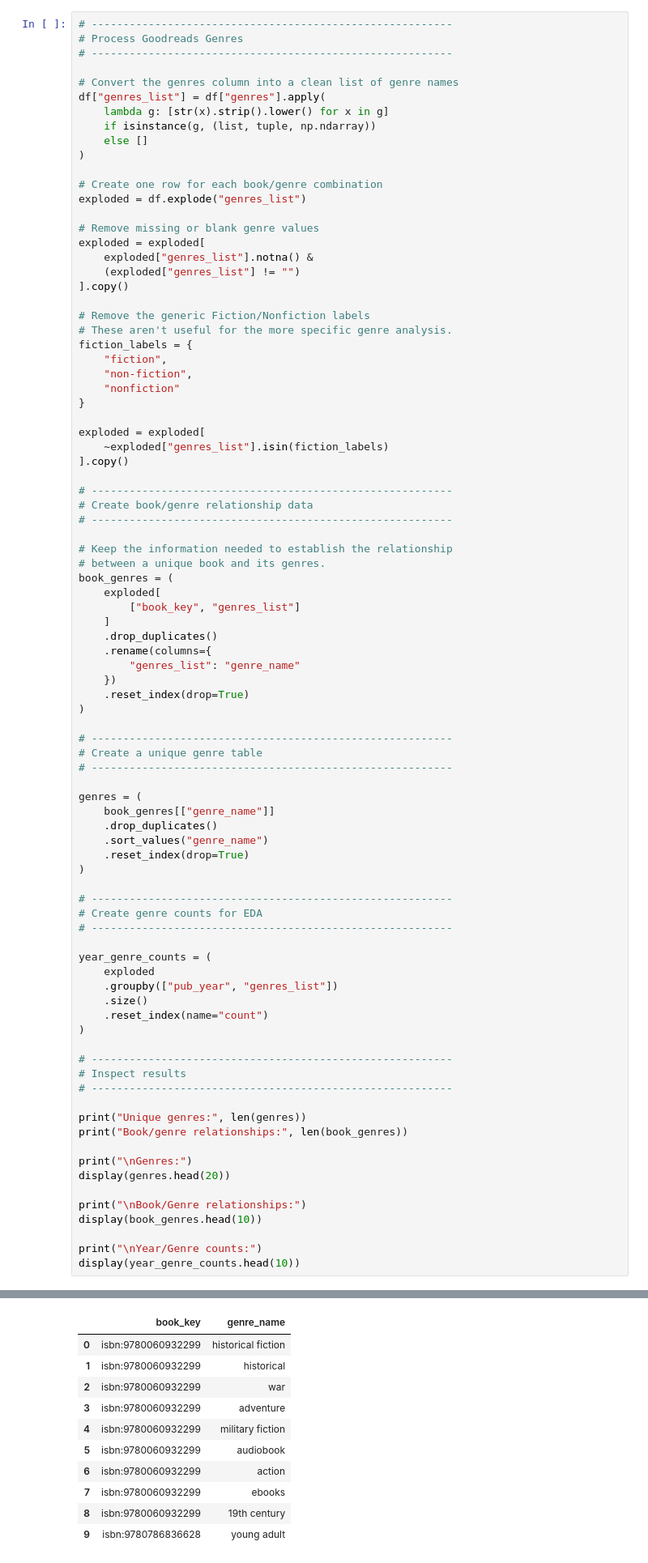
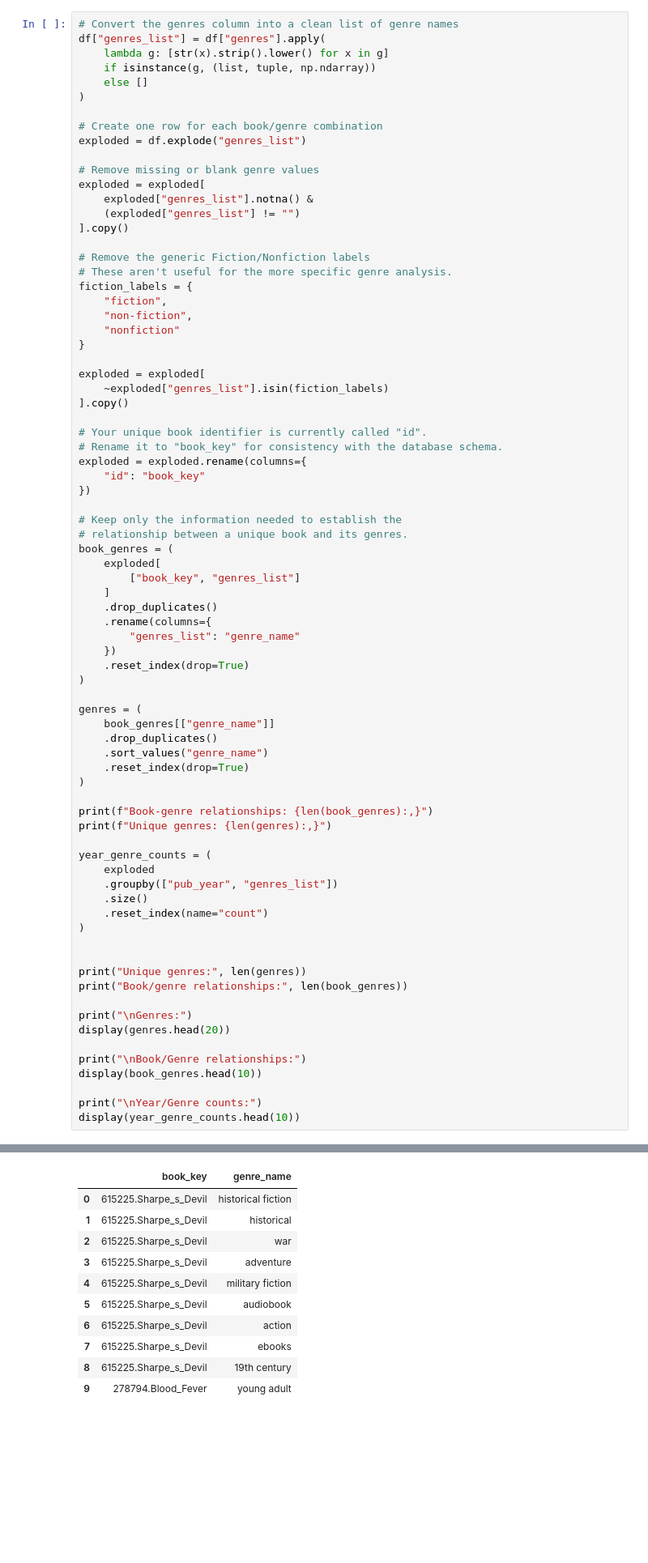
Before and after one commit to Hooperbassman/Book_Genre_Trends_Analysis, a Jupyter notebook: notebooks/data_preparation.ipynb, the cells around one changed output, grey strips where cells are left out. Shown at 81% size. Cells and saved outputs as stored; diff of their text form; blank space fills up the shorter version.

```diff
--- a/notebooks/data_preparation.ipynb
+++ b/notebooks/data_preparation.ipynb
@@ -330,8 +201,4 @@ This step separates genre information from the book records and prepares it for
 # %%
-# ---------------------------------------------------------
-# Process Goodreads Genres
-# ---------------------------------------------------------
-
 # Convert the genres column into a clean list of genre names
 df["genres_list"] = df["genres"].apply(
     lambda g: [str(x).strip().lower() for x in g]
@@ -360,12 +227,14 @@ exploded = exploded[
     ~exploded["genres_list"].isin(fiction_labels)
 ].copy()
 
-# ---------------------------------------------------------
-# Create book/genre relationship data
-# ---------------------------------------------------------
+# Your unique book identifier is currently called "id".
+# Rename it to "book_key" for consistency with the database schema.
+exploded = exploded.rename(columns={
+    "id": "book_key"
+})
 
-# Keep the information needed to establish the relationship
-# between a unique book and its genres.
+# Keep only the information needed to establish the
+# relationship between a unique book and its genres.
 book_genres = (
     exploded[
         ["book_key", "genres_list"]
@@ -377,10 +246,6 @@ book_genres = (
     .reset_index(drop=True)
 )
 
-# ---------------------------------------------------------
-# Create a unique genre table
-# ---------------------------------------------------------
-
 genres = (
     book_genres[["genre_name"]]
     .drop_duplicates()
@@ -388,9 +253,8 @@ genres = (
     .reset_index(drop=True)
 )
 
-# ---------------------------------------------------------
-# Create genre counts for EDA
-# ---------------------------------------------------------
+print(f"Book-genre relationships: {len(book_genres):,}")
+print(f"Unique genres: {len(genres):,}")
 
 year_genre_counts = (
     exploded
@@ -399,9 +263,6 @@ year_genre_counts = (
     .reset_index(name="count")
 )
 
-# ---------------------------------------------------------
-# Inspect results
-# ---------------------------------------------------------
 
 print("Unique genres:", len(genres))
 print("Book/genre relationships:", len(book_genres))
@@ -420,34 +283,34 @@ Book/genre relationships: 5532852
 
 Genres:
 |  | genre_name |
 | 0 | 10th century |
 | 1 | 11th century |
 | 2 | 12th century |
 | 3 | 13th century |
 | 4 | 14th century |
 | 5 | 15th century |
 | 6 | 16th century |
 | 7 | 17th century |
 | 8 | 1864 shenandoah campaign |
 | 9 | 18th century |
 | ... | ... |
 | 15 | 2nd grade |
 | 16 | 40k |
 | 17 | aapi |
 | 18 | abuse |
 | 19 | academia |
 Book/Genre relationships:
 |  | book_key | genre_name |
-| 0 | isbn:9780060932299 | historical fiction |
-| 1 | isbn:9780060932299 | historical |
-| 2 | isbn:9780060932299 | war |
-| 3 | isbn:9780060932299 | adventure |
-| 4 | isbn:9780060932299 | military fiction |
-| 5 | isbn:9780060932299 | audiobook |
-| 6 | isbn:9780060932299 | action |
-| 7 | isbn:9780060932299 | ebooks |
-| 8 | isbn:9780060932299 | 19th century |
-| 9 | isbn:9780786836628 | young adult |
+| 0 | 615225.Sharpe_s_Devil | historical fiction |
+| 1 | 615225.Sharpe_s_Devil | historical |
+| 2 | 615225.Sharpe_s_Devil | war |
+| 3 | 615225.Sharpe_s_Devil | adventure |
+| 4 | 615225.Sharpe_s_Devil | military fiction |
+| 5 | 615225.Sharpe_s_Devil | audiobook |
+| 6 | 615225.Sharpe_s_Devil | action |
+| 7 | 615225.Sharpe_s_Devil | ebooks |
+| 8 | 615225.Sharpe_s_Devil | 19th century |
+| 9 | 278794.Blood_Fever | young adult |
 Year/Genre counts:
 |  | pub_year | genres_list | count |
 | 0 | 1000 | ancient | 5 |
```
Also changed, not shown: parts of 75 cells of this notebook, 5 other files.
